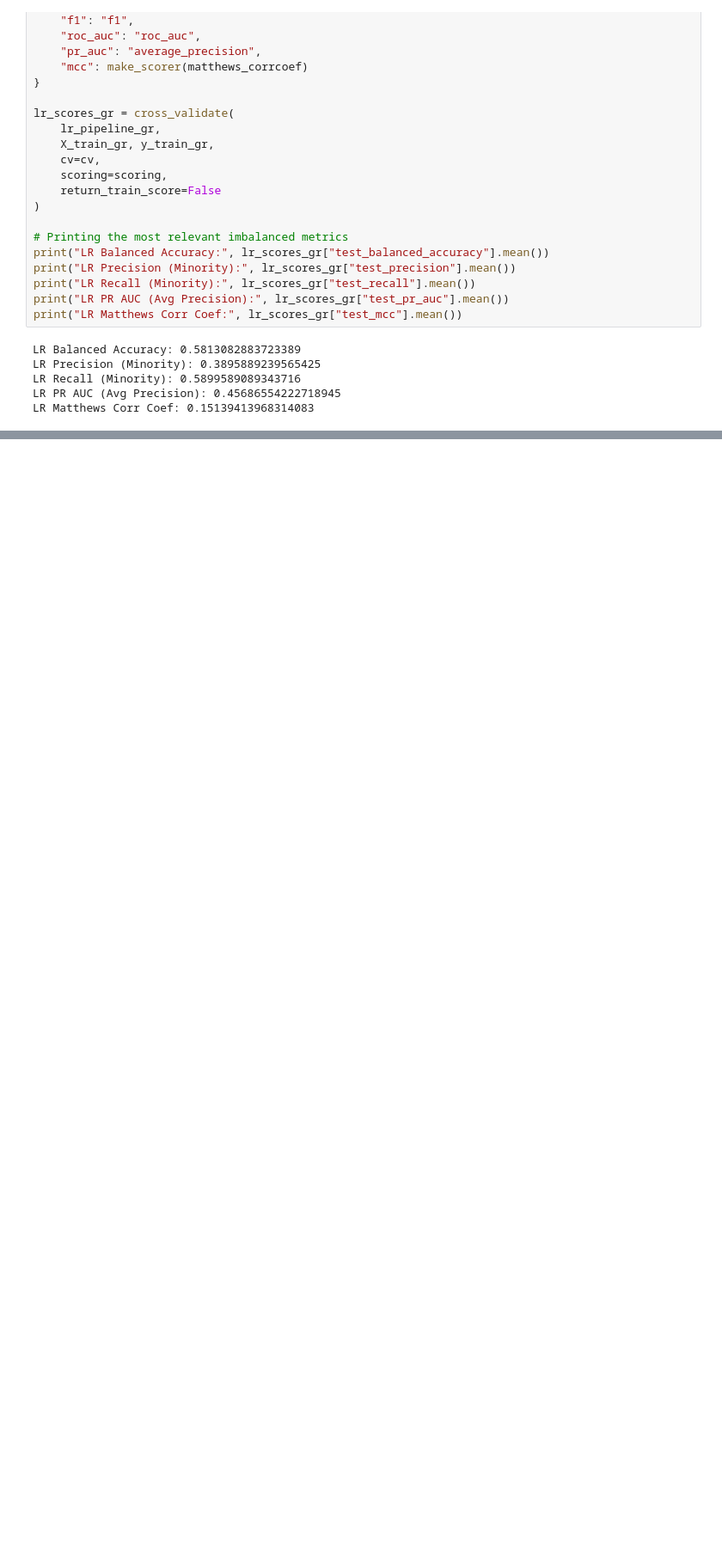
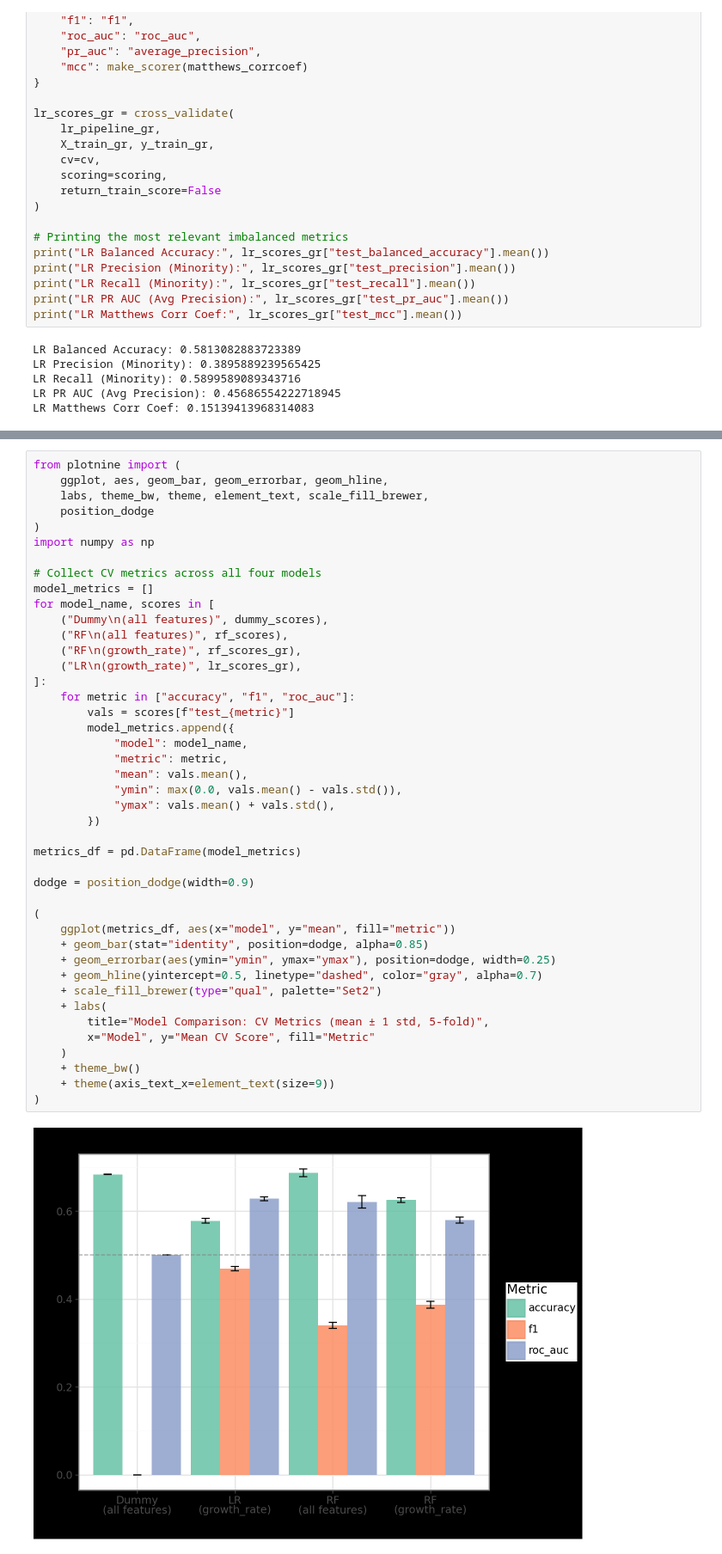
Before and after one commit to sidharthmirch/layoffs, a Jupyter notebook: classifier.ipynb, the cells around one changed output, grey strips where cells are left out. Shown at 86% size. Cells and saved outputs as stored; diff of their text form; blank space fills up the shorter version.

Commit message:
plot classifier metrics - evidently simple classifiers / rf not sufficient to predict `layoff_happened`

```diff
--- a/classifier.ipynb
+++ b/classifier.ipynb
@@ -307,0 +307,45 @@ LR Matthews Corr Coef: 0.15139413968314083
+# %%
+from plotnine import (
+    ggplot, aes, geom_bar, geom_errorbar, geom_hline,
+    labs, theme_bw, theme, element_text, scale_fill_brewer,
+    position_dodge
+)
+import numpy as np
+
+# Collect CV metrics across all four models
+model_metrics = []
+for model_name, scores in [
+    ("Dummy\n(all features)", dummy_scores),
+    ("RF\n(all features)", rf_scores),
+    ("RF\n(growth_rate)", rf_scores_gr),
+    ("LR\n(growth_rate)", lr_scores_gr),
+]:
+    for metric in ["accuracy", "f1", "roc_auc"]:
+        vals = scores[f"test_{metric}"]
+        model_metrics.append({
+            "model": model_name,
+            "metric": metric,
+            "mean": vals.mean(),
+            "ymin": max(0.0, vals.mean() - vals.std()),
+            "ymax": vals.mean() + vals.std(),
+        })
+
+metrics_df = pd.DataFrame(model_metrics)
+
+dodge = position_dodge(width=0.9)
+
+(
+    ggplot(metrics_df, aes(x="model", y="mean", fill="metric"))
+    + geom_bar(stat="identity", position=dodge, alpha=0.85)
+    + geom_errorbar(aes(ymin="ymin", ymax="ymax"), position=dodge, width=0.25)
+    + geom_hline(yintercept=0.5, linetype="dashed", color="gray", alpha=0.7)
+    + scale_fill_brewer(type="qual", palette="Set2")
+    + labs(
+        title="Model Comparison: CV Metrics (mean ± 1 std, 5-fold)",
+        x="Model", y="Mean CV Score", fill="Metric"
+    )
+    + theme_bw()
+    + theme(axis_text_x=element_text(size=9))
+)
+# %% [output]
+[figure, added]
```
Also changed, not shown: parts of 5 cells of this notebook.
